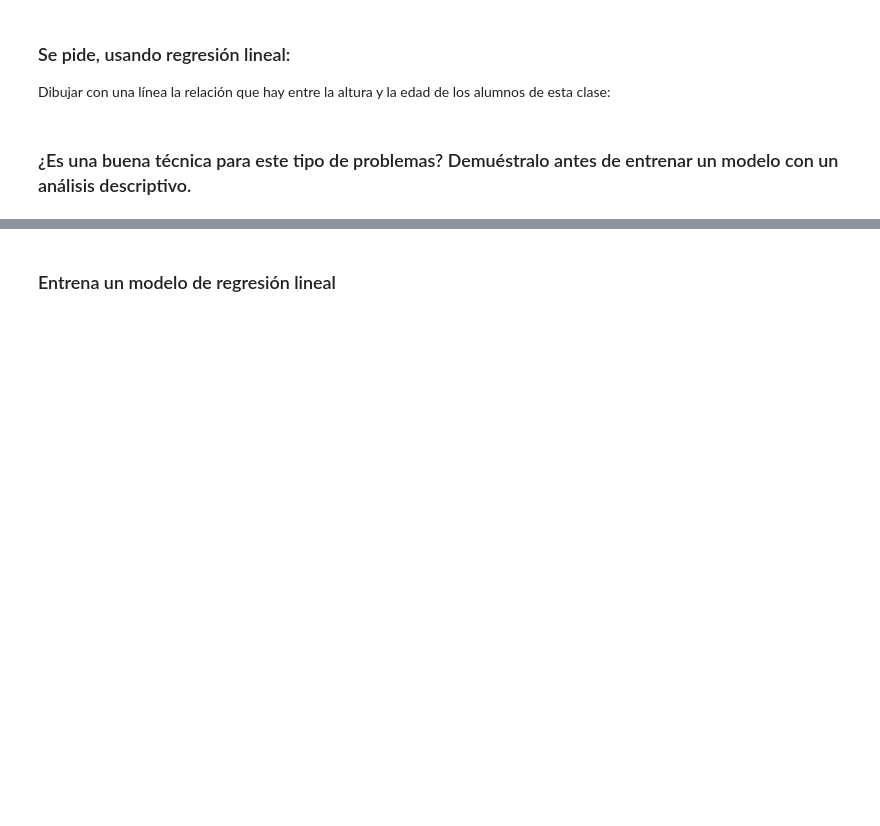
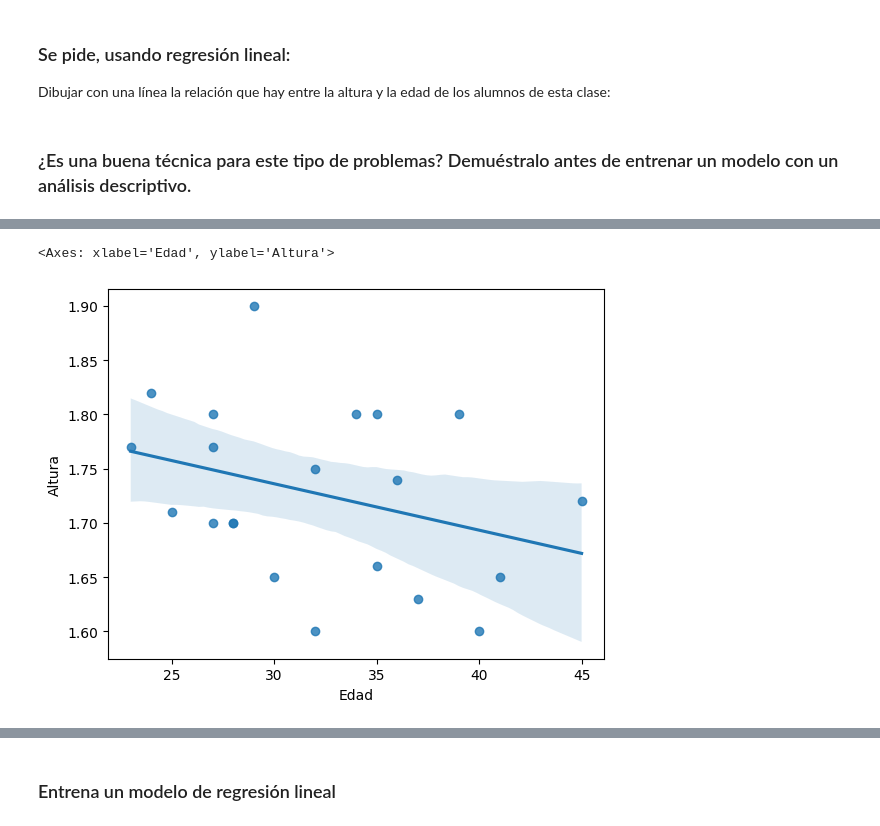
Before and after one commit to MNievas12/2411_dsft_thebridge, a Jupyter notebook: 3-Machine_Learning/1-Supervisado/1-Regression/1-Linear_Regression/ejercicios/1 Height.ipynb, the cells around one changed output, grey strips where cells are left out. Drawn from its saved outputs; the diff is of its cells as text; code cells hidden in the pictures; blank space fills up the shorter version.

```diff
--- a/3-Machine_Learning/1-Supervisado/1-Regression/1-Linear_Regression/ejercicios/1 Height.ipynb
+++ b/3-Machine_Learning/1-Supervisado/1-Regression/1-Linear_Regression/ejercicios/1 Height.ipynb
@@ -32,0 +84,5 @@ lista_alumnos = [("Leonardo S", 24, 1.82),
+# %%
+sns.regplot(x=df['Edad'], y=df['Altura'])
+# %% [output]
+<Axes: xlabel='Edad', ylabel='Altura'>
+[figure, added]
```
Also changed, not shown: parts of 26 cells of this notebook, 1 other file.
